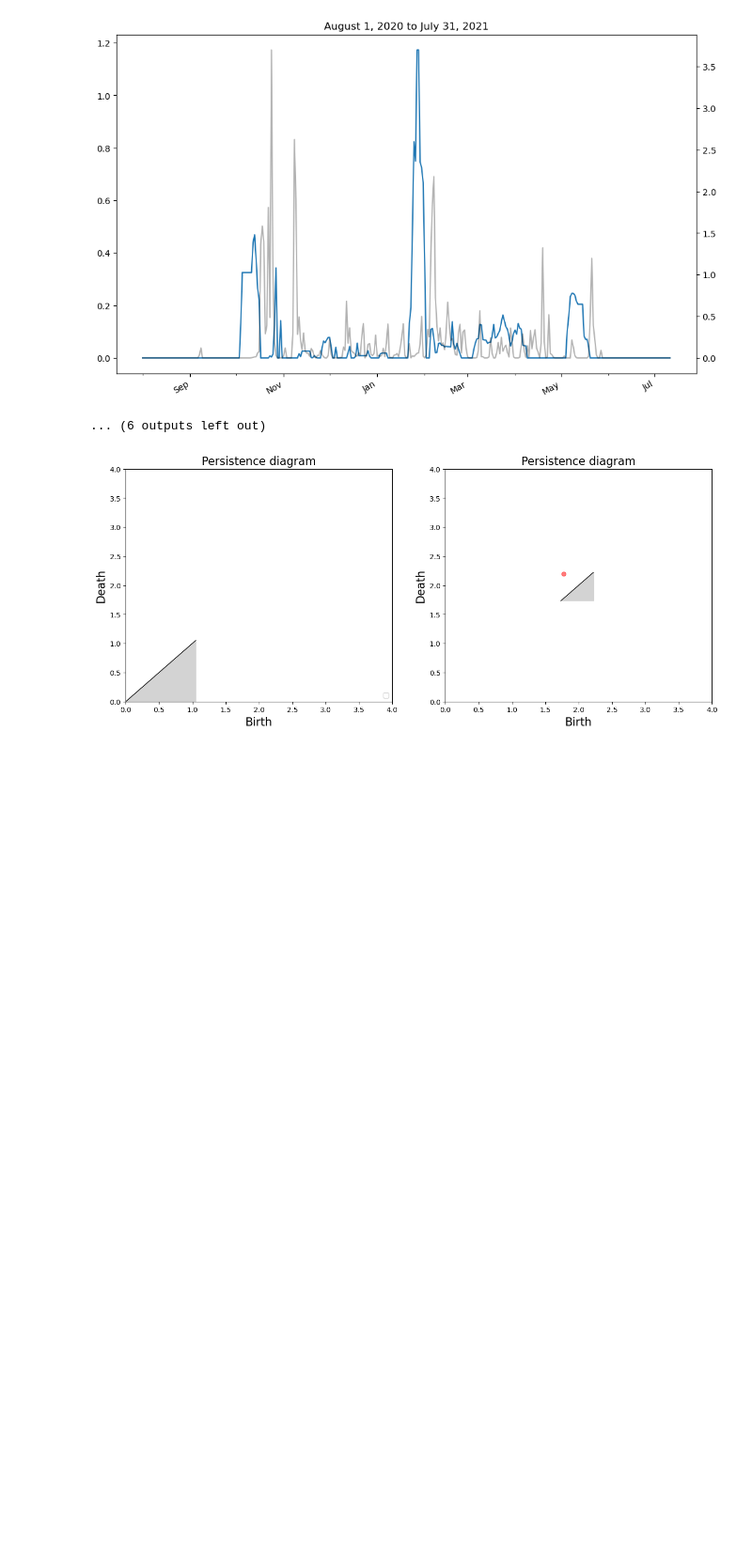
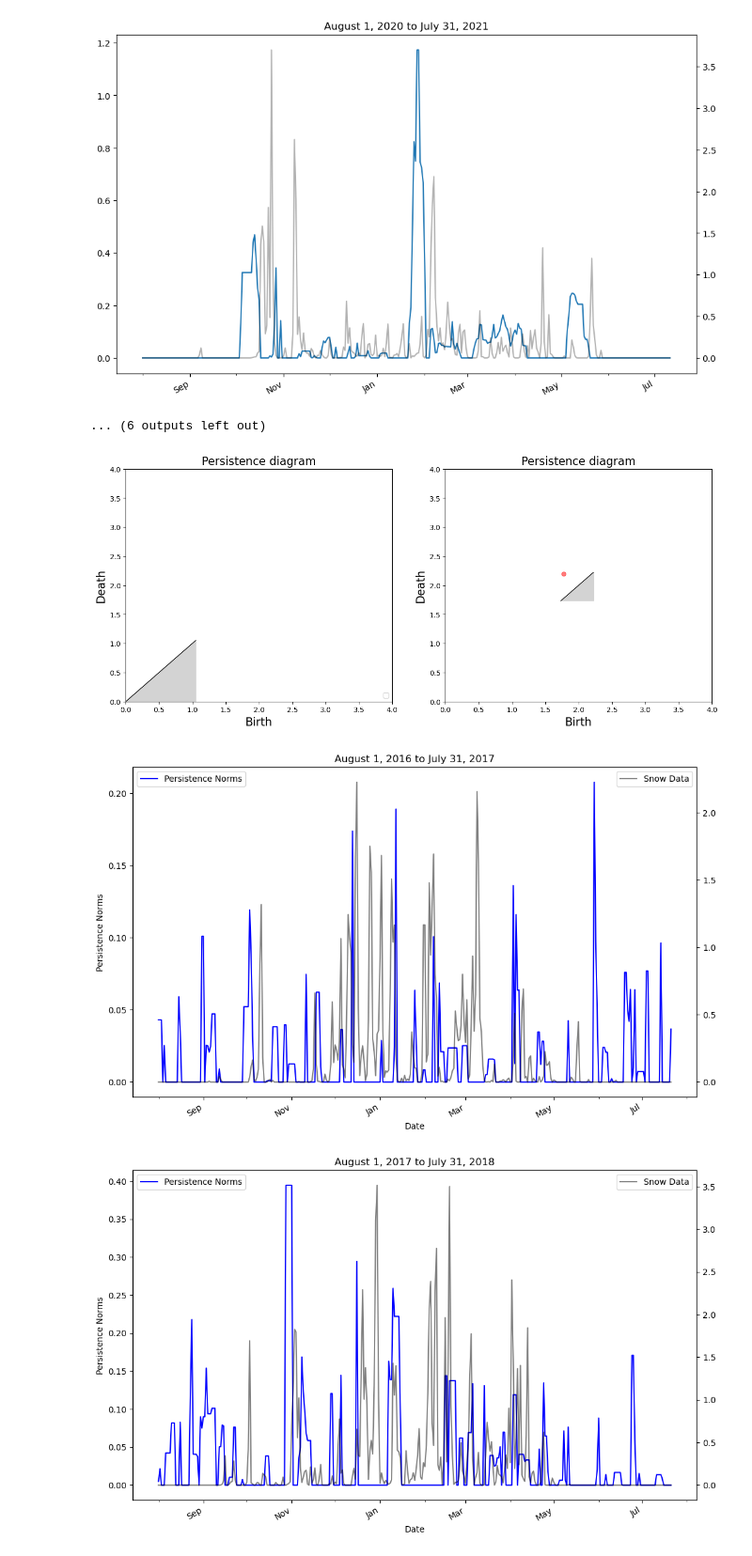
Before and after one commit to jacobsriraman/tda-snow-capstone, a Jupyter notebook: snowfall2.ipynb, the cells around one changed output. Shown at 94% size. Saved outputs shown, nothing was run; the diff lists cells and outputs as text; code cells hidden in the pictures; blank space fills up the shorter version.

Commit message:
More timeseries extracted, tried some stuff on notebooks

```diff
--- a/snowfall2.ipynb
+++ b/snowfall2.ipynb
@@ -243,32 +243,53 @@ for pdf in pdfs:
 merger.write("output.pdf")
 merger.close()
 # %%
-# Create point cloud from multiple time series, without time delay embedding, and compute persistence
+import numpy as np
+import pandas as pd
+import gudhi as gd
+import matplotlib.pyplot as plt
+import matplotlib.dates as mdates
+from gudhi.representations import Landscape
+from sklearn.preprocessing import StandardScaler
 
-years = [2015, 2016, 2017, 2018, 2019, 2020, 2021, 2022, 2023]
-window_size = 20  # Window for sliding persistence computation
+# === CONFIGURATION ===
+years = [2016, 2017, 2018, 2019, 2020, 2021]
+window_size = 10  # Window for sliding persistence computation
 
-# Assume each dataframe has 'Date' column and a single time series column.
-# List all your separate time series DataFrames here:
+# === LOAD TIME SERIES DATA ===
+# List all your separate time series DataFrames here (except snow data)
 dataframes = [
-    pd.read_csv("snow.csv", parse_dates=["Date"], index_col="Date"),
-    pd.read_csv("temp.csv", parse_dates=["Date"], index_col="Date"),
-    pd.read_csv("humidity.csv", parse_dates=["Date"], index_col="Date"),
-    # Add more DataFrames as needed
+    # pd.read_csv("timeseries/montana_rhmn_timeseries.csv", parse_dates=["Date"], index_col="Date"),
+    pd.read_csv("timeseries/montana_rhmx_timeseries.csv", parse_dates=["Date"], index_col="Date"),
+    # pd.read_csv("timeseries/montana_tmax_timeseries.csv", parse_dates=["Date"], index_col="Date"),
+    pd.read_csv("timeseries/montana_tmin_timeseries.csv", parse_dates=["Date"], index_col="Date"),
+    pd.read_csv("timeseries/montana_snow_timeseries.csv", parse_dates=["Date"], index_col="Date")
 ]
 
-# Merge all DataFrames on the 'Date' index
+# Load snow data separately
+snow_data = pd.read_csv("timeseries/montana_snow_timeseries.csv", parse_dates=["Date"], index_col="Date")
+
+# Merge all climate variable DataFrames on the 'Date' index
 data = dataframes[0]  # Start with the first DataFrame
 for df in dataframes[1:]:
     data = data.join(df, how="inner")  # Inner join ensures only matching dates
 
-# Rename columns dynamically
-data.columns = [f"var_{i}" for i in range(len(data.columns))]  # Generic variable names
+# Rename columns dynamically (var_0, var_1, etc.)
+data.columns = [f"var_{i}" for i in range(len(data.columns))]
+
+# Merge snow data separately to ensure it aligns
+data = data.join(snow_data, how="inner", rsuffix="_snow")
+
+# === STANDARDIZATION ===
+scaler = StandardScaler()
+data.iloc[:, :-1] = scaler.fit_transform(data.iloc[:, :-1])  # Normalize all climate variables, but NOT snow
 
 # === PROCESSING FOR EACH YEAR ===
 for year in years:
     # Select data from August 1 of `year` to July 31 of `year+1`
     data1 = data.loc[f'{year}-08-01' : f'{year+1}-07-31']
+
+    # Extract snow data for the same time range
+    snow_series = data1.iloc[:, -1]  # Last column should be snow data
 
     # Create an array for persistence diagrams
     dgms = np.empty(len(data1) - window_size, dtype=object)
@@ -276,39 +297,46 @@ for year in years:
     # Sliding window approach
     for i in range(len(data1) - window_size):
         # Extract window of data (each row is now an N-dimensional point)
-        point_cloud = data1.iloc[i:i+window_size].values
+        point_cloud = data1.iloc[i:i+window_size, :-1].values  # Exclude snow data
 
         # Compute persistence
         rc = gd.RipsComplex(points=point_cloud)
         st = rc.create_simplex_tree(max_dimension=2)
         st.persistence()
         dgm = st.persistence_intervals_in_dimension(1)
         dgms[i] = dgm
 
     # Compute landscape norms
     norms = np.zeros(dgms.shape[0])
     for i in range(dgms.shape[0]):
         if dgms[i] is not None and len(dgms[i]) > 0:
             l = Landscape(num_landscapes=2, resolution=10).fit_transform([dgms[i]])
             norms[i] = np.linalg.norm(l[0])
 
     # === PLOTTING ===
     month_locator = mdates.MonthLocator()
     fig, ax = plt.subplots(figsize=(12, 8))
     month_year_formatter = mdates.DateFormatter('%b')
     ax.xaxis.set_minor_locator(month_locator)
     ax.xaxis.set_major_formatter(month_year_formatter)
-    ax.plot(data1.index[:-window_size], norms, label="Persistence Norms")
+
+    # Plot persistence landscape norms
+    ax.plot(data1.index[:-window_size], norms, label="Persistence Norms", color="b")
 
     ax.set_title(f'August 1, {year} to July 31, {year+1}')
-    ax.set_ylabel("Norm Value")
+    ax.set_ylabel("Persistence Norms")
     ax.set_xlabel("Date")
 
-    # Overlay one of the time series for reference (e.g., the first variable)
+    # Overlay snow data for reference
     ax2 = ax.twinx()
-    ax2.plot(data1.index[:-window_size], data1.iloc[:-window_size, 0], c='k', alpha=0.3, label="First Time Series")
+    ax2.plot(data1.index[:-window_size], snow_series[:-window_size], c='k', alpha=0.5, label="Snow Data")
 
     fig.autofmt_xdate()
-    plt.legend()
+    ax.legend(loc="upper left")
+    ax2.legend(loc="upper right")
+
     plt.savefig(f'output_{year}.pdf', dpi=300)
-    plt.show()
+    #plt.show()
+# %% [output]
+[figure, added]
+[figure, added]
```
Also changed, not shown: parts of 2 cells of this notebook, 20 other files.
